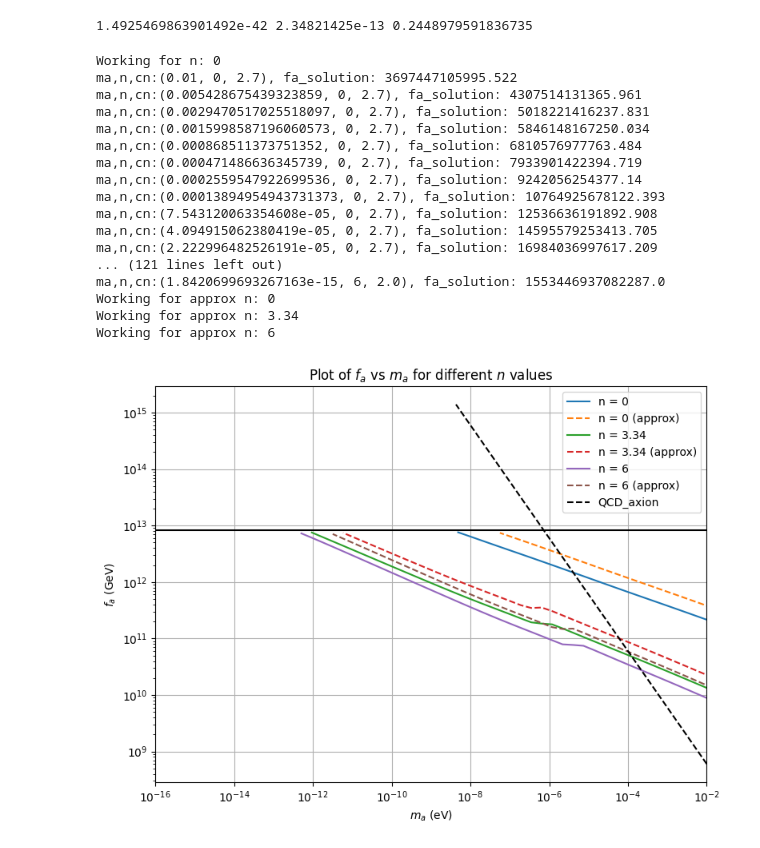
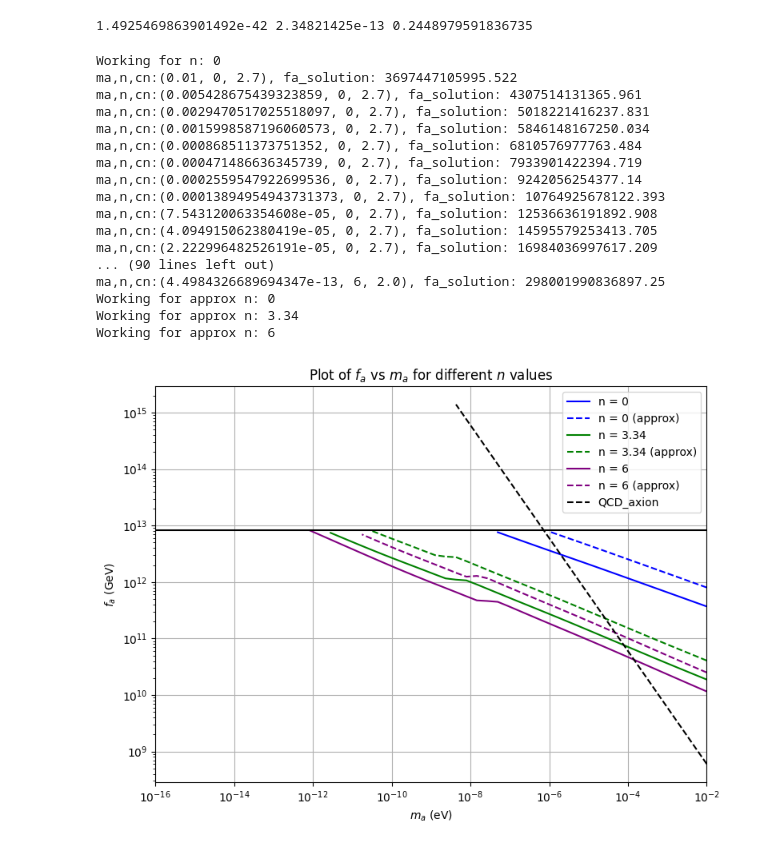
Before and after one commit to AkshankTyagi/Microlensing-Axions-KSP5, a Jupyter notebook: Axion_miniclusters.ipynb, the cells around one changed output. Drawn from its saved outputs; the diff is of its cells as text; code cells hidden in the pictures.

```diff
--- a/Axion_miniclusters.ipynb
+++ b/Axion_miniclusters.ipynb
@@ -346,7 +346,7 @@ for n in n_values:
         T_osc_2.append(T_new)
         T_old =T_new
     plt.plot(f_a_values, T_osc_values, label=f'n={n}')
-    plt.plot(f_a_values, T_osc_2,"--",  label=f'n={n} m2')
+    # plt.plot(f_a_values, T_osc_2,"--",  label=f'n={n} m2')
 
 
 plt.xscale('log')
@@ -431,13 +431,13 @@ def calc_f_a(f_a, m_a, n, cn, alpha_d = alpha_dec):
 # %%
 
 # Define the range of m_a values (in eV)
-m_a_values = np.logspace( -2, -15, 500)  # from 10^-11 to 10^-4 eV
+m_a_values = np.logspace( -2, -15, 50)  # from 10^-11 to 10^-4 eV
 
 # Define n and cn values
 n_values = [0,  3.34, 6]
 cn_values = [2.7, 2.1, 2.0]
 f_a_limit = 8.2e12
-factor = 180
+factor = 30
 
 # Calculate f_a for each m_a
 f_a_values = {}
@@ -464,7 +464,7 @@ for n, cn in zip(n_values, cn_values):
     print(f"Working for approx n: {n}")
     for m_a in m_a_values:
         fa_initial_guess = 1e11  # Initial guess for f_a in GeV
-        fa_solution2, = fsolve(calc_f_a, fa_initial_guess, args=(m_a, n, 1, 2))
+        fa_solution2, = fsolve(calc_f_a, fa_initial_guess, args=(m_a, n, 1, 1))
         if n == 0:
             if fa_solution2*3/factor > 1.02*f_a_limit:
                 break
@@ -479,9 +479,10 @@ for n, cn in zip(n_values, cn_values):
 plt.figure(figsize=(8, 6))
 
 # Plot f_a vs ma for different n values
-for n in n_values:
-    plt.loglog(m_a_values[:len(f_a_values[n])]*150, f_a_values[n], label=f'n = {n}')
-    plt.loglog(m_a_values[:len(f_a_values_approx[n])]*150, f_a_values_approx[n], "--", label=f'n = {n} (approx)')
+for i, n in enumerate(n_values):
+    colors = ['blue','green', 'purple']
+    plt.loglog(m_a_values[:len(f_a_values[n])], f_a_values[n], c = colors[i] , label=f'n = {n}')
+    plt.loglog(m_a_values[:len(f_a_values_approx[n])], f_a_values_approx[n], "--",c = colors[i], label=f'n = {n} (approx)')
 
 # Adding the theoretical curve
 mid_index = len(m_a_values) // 2  # Integer division for proper slicing
@@ -489,36 +490,36 @@ m_a_half = m_a_values[:mid_index]  # Slice array correctly
 f_a_QCD = 1e12 * (6e-6 / m_a_half)
 plt.loglog(m_a_half, f_a_QCD, "--", c ="black", label="QCD_axion")
 
 plt.axhline(y=f_a_limit, color='black') #, label=r'$f_a = 8.2 \times 10^{12}$')
 
 plt.xlabel(r'$m_a$ (eV)')
 plt.xlim(1e-16, 1e-2)
 plt.ylabel(r'$f_a$ (GeV)')
 plt.title(r'Plot of $f_a$ vs $m_a$ for different $n$ values')
 plt.legend()
 plt.grid()
 
 plt.tight_layout()
 plt.show()
 # %% [output]
 Working for n: 0
 ma,n,cn:(0.01, 0, 2.7), fa_solution: 3697447105995.522
 ma,n,cn:(0.005428675439323859, 0, 2.7), fa_solution: 4307514131365.961
 ma,n,cn:(0.0029470517025518097, 0, 2.7), fa_solution: 5018221416237.831
 ma,n,cn:(0.0015998587196060573, 0, 2.7), fa_solution: 5846148167250.034
 ma,n,cn:(0.000868511373751352, 0, 2.7), fa_solution: 6810576977763.484
 ma,n,cn:(0.000471486636345739, 0, 2.7), fa_solution: 7933901422394.719
 ma,n,cn:(0.0002559547922699536, 0, 2.7), fa_solution: 9242056254377.14
 ma,n,cn:(0.00013894954943731373, 0, 2.7), fa_solution: 10764925678122.393
 ma,n,cn:(7.543120063354608e-05, 0, 2.7), fa_solution: 12536636191892.908
 ma,n,cn:(4.094915062380419e-05, 0, 2.7), fa_solution: 14595579253413.705
 ma,n,cn:(2.222996482526191e-05, 0, 2.7), fa_solution: 16984036997617.209
-... (121 lines left out)
-ma,n,cn:(1.8420699693267163e-15, 6, 2.0), fa_solution: 1553446937082287.0
+... (90 lines left out)
+ma,n,cn:(4.4984326689694347e-13, 6, 2.0), fa_solution: 298001990836897.25
 Working for approx n: 0
 Working for approx n: 3.34
 Working for approx n: 6
-[figure, old version]
+[figure, new version]
 # %%
 # Define constants
 M_pl = 1.22e19  # Planck mass in GeV
```
Also changed, not shown: parts of 2 cells of this notebook, 20 other files.
